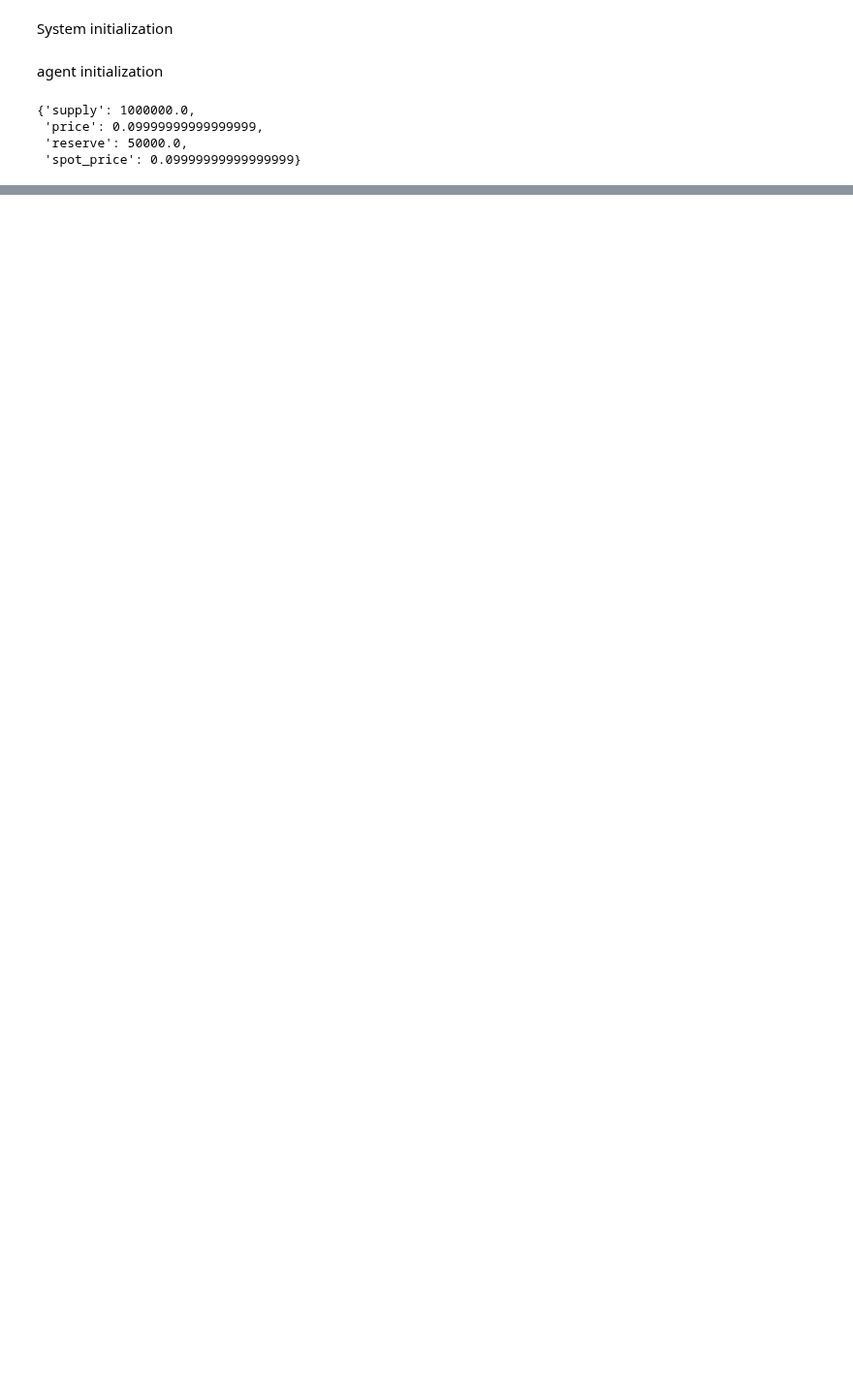
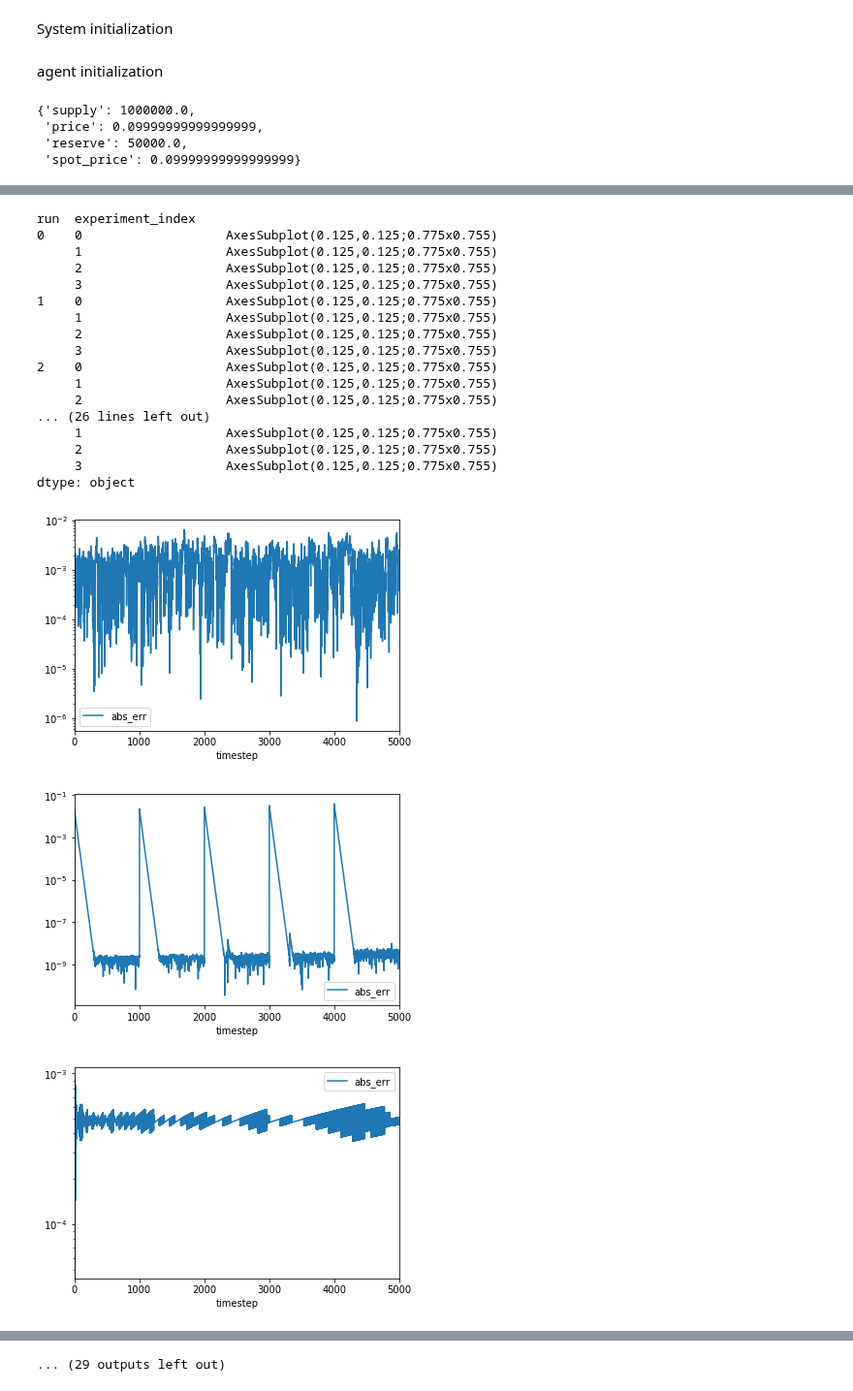
Before and after one commit to BlockScience/conviction, a Jupyter notebook: abc_sim-simpler.ipynb, the cells around one changed output, grey strips where cells are left out. Shown at 97% size. Drawn from its saved outputs; the diff is of its cells as text; code cells hidden in the pictures; blank space fills up the shorter version.

```diff
--- a/abc_sim-simpler.ipynb
+++ b/abc_sim-simpler.ipynb
@@ -324,0 +347,23 @@ df.abs_err.plot(logy=True)
+# %%
+df[['timestep','experiment_index','run','abs_err']].groupby(['run','experiment_index']).plot(x='timestep', y='abs_err', logy=True)
+# %% [output]
+run  experiment_index
+0    0                   AxesSubplot(0.125,0.125;0.775x0.755)
+     1                   AxesSubplot(0.125,0.125;0.775x0.755)
+     2                   AxesSubplot(0.125,0.125;0.775x0.755)
+     3                   AxesSubplot(0.125,0.125;0.775x0.755)
+1    0                   AxesSubplot(0.125,0.125;0.775x0.755)
+     1                   AxesSubplot(0.125,0.125;0.775x0.755)
+     2                   AxesSubplot(0.125,0.125;0.775x0.755)
+     3                   AxesSubplot(0.125,0.125;0.775x0.755)
+2    0                   AxesSubplot(0.125,0.125;0.775x0.755)
+     1                   AxesSubplot(0.125,0.125;0.775x0.755)
+     2                   AxesSubplot(0.125,0.125;0.775x0.755)
+... (26 lines left out)
+     1                   AxesSubplot(0.125,0.125;0.775x0.755)
+     2                   AxesSubplot(0.125,0.125;0.775x0.755)
+     3                   AxesSubplot(0.125,0.125;0.775x0.755)
+dtype: object
+[figure, added]
+[figure, added]
+[figure, added]
@@ -325 +378,2 @@ df.abs_err.plot(logy=True)
+... (29 outputs left out)
 # %%
```
Also changed, not shown: parts of 21 cells of this notebook.
